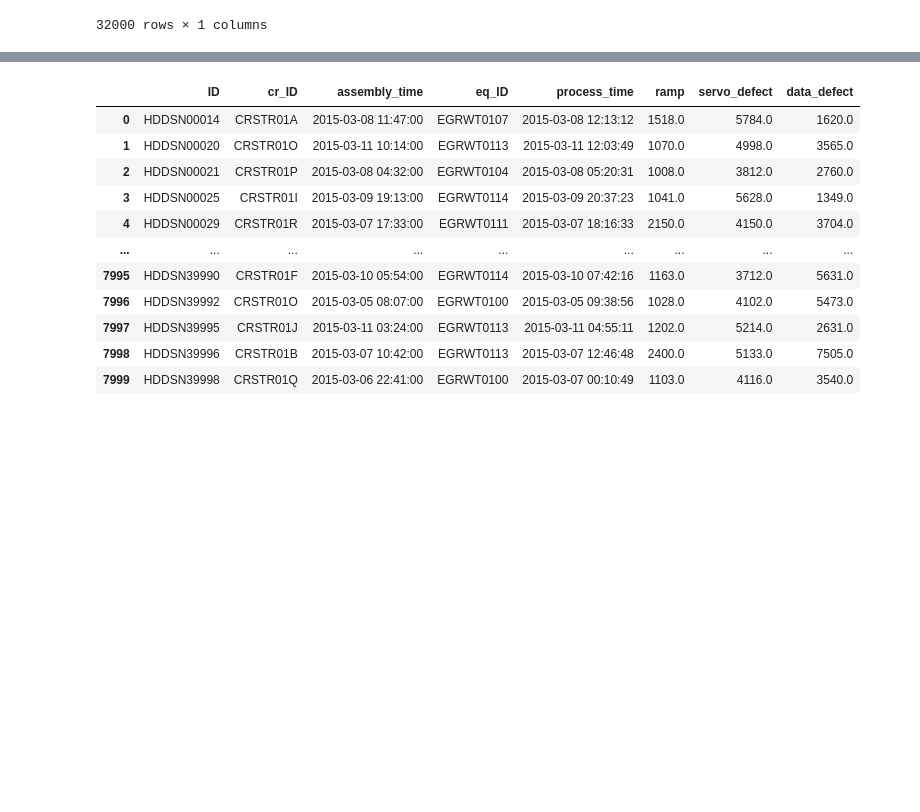
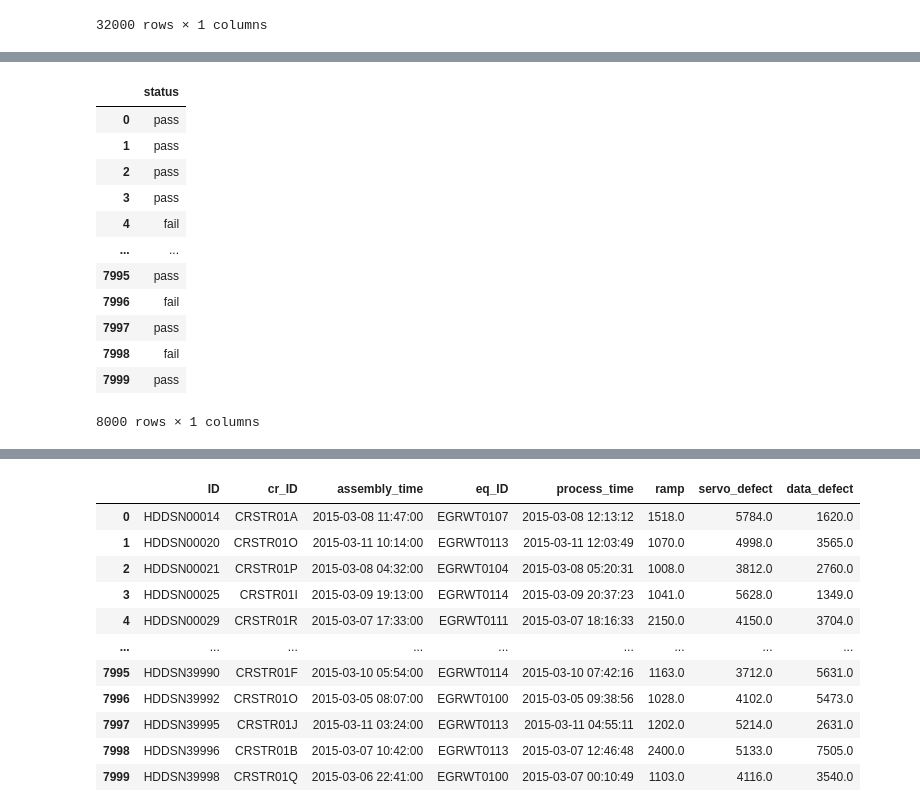
Before and after one commit to baesumin/DeepLearning, a Jupyter notebook: sk머신러닝1.ipynb, the cells around one changed output, grey strips where cells are left out. Saved outputs shown, nothing was run; the diff lists cells and outputs as text; code cells hidden in the pictures; blank space fills up the shorter version.

```diff
--- a/sk머신러닝1.ipynb
+++ b/sk머신러닝1.ipynb
@@ -191,0 +339,19 @@ Knn: 0.845063 (0.007108)
+# %%
+result = pd.DataFrame(index=range(0,8000),columns=['status'])
+for i in range(0,8000):
+  result.iloc[i] = mode(new_X_test.iloc[i,:])[0]
+result
+# %% [output]
+|  | status |
+| 0 | pass |
+| 1 | pass |
+| 2 | pass |
+| 3 | pass |
+| 4 | fail |
+| ... | ... |
+| 7995 | pass |
+| 7996 | fail |
+| 7997 | pass |
+| 7998 | fail |
+| 7999 | pass |
+8000 rows × 1 columns
```
Also changed, not shown: parts of 21 cells of this notebook.
